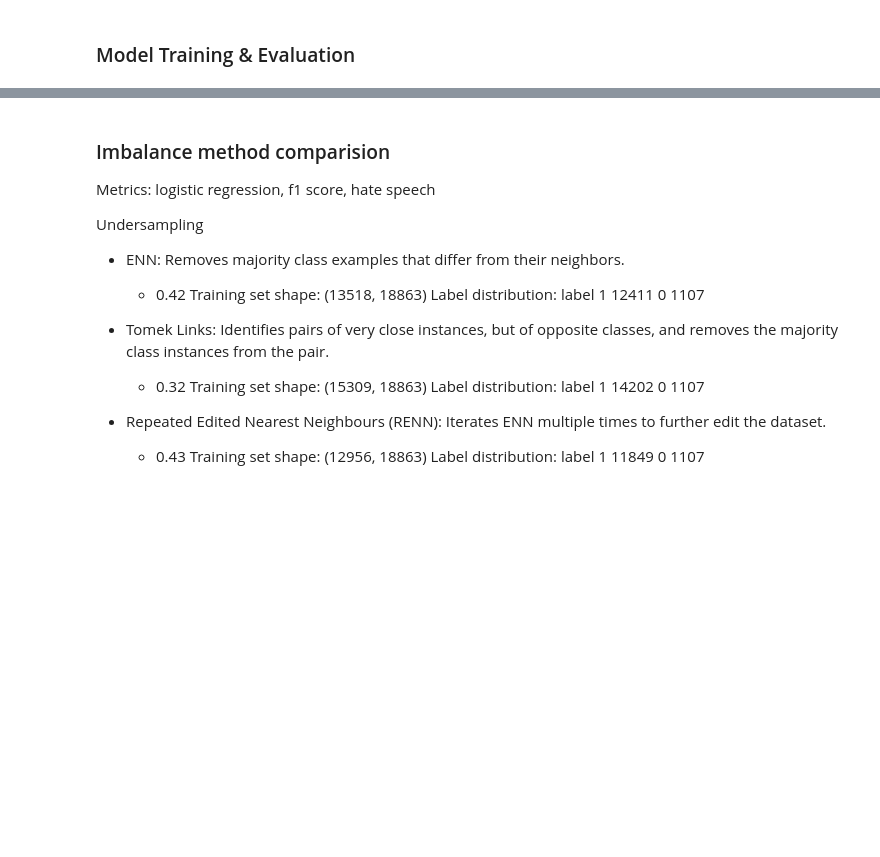
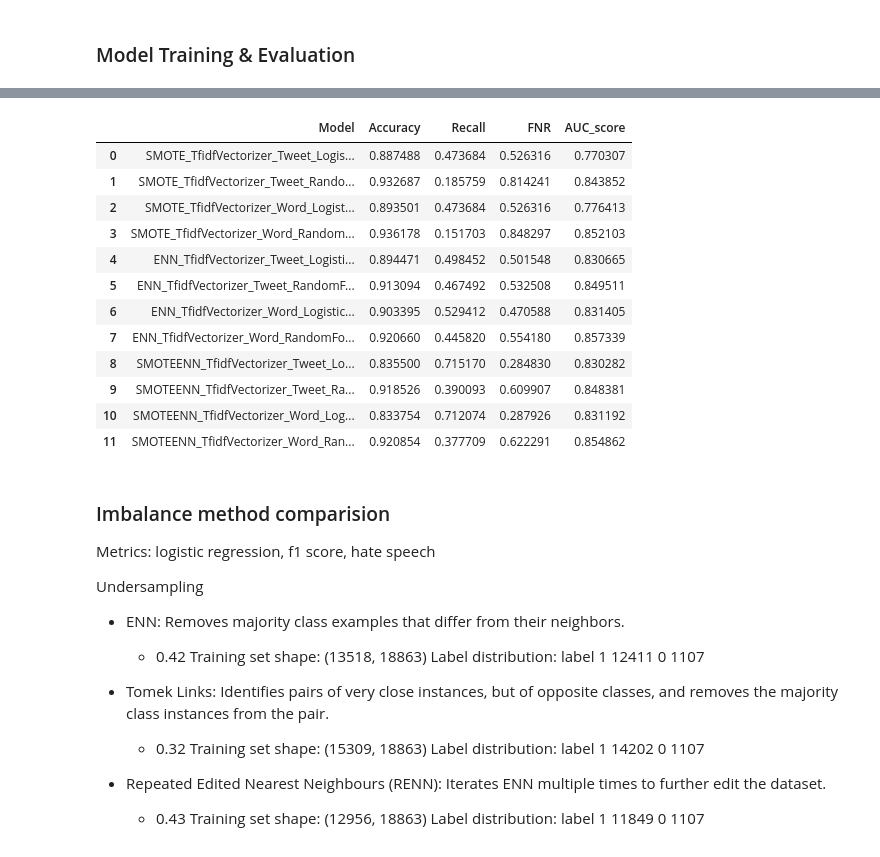
Before and after one commit to wh476/ML4Health, a Jupyter notebook: detection model.ipynb, the cells around one changed output, grey strips where cells are left out. Cells and saved outputs as stored; diff of their text form; code cells hidden in the pictures; blank space fills up the shorter version.

```diff
--- a/detection model.ipynb
+++ b/detection model.ipynb
@@ -206,4 +265,21 @@ Offensive Language       0.97      0.91      0.94      4832
 ... (36 outputs left out)
+# %%
+df_res = pd.DataFrame(res)
+df_res
+# %% [output]
+|  | Model | Accuracy | Recall | FNR | AUC_score |
+| 0 | SMOTE_TfidfVectorizer_Tweet_Logis... | 0.887488 | 0.473684 | 0.526316 | 0.770307 |
+| 1 | SMOTE_TfidfVectorizer_Tweet_Rando... | 0.932687 | 0.185759 | 0.814241 | 0.843852 |
+| 2 | SMOTE_TfidfVectorizer_Word_Logist... | 0.893501 | 0.473684 | 0.526316 | 0.776413 |
+| 3 | SMOTE_TfidfVectorizer_Word_Random... | 0.936178 | 0.151703 | 0.848297 | 0.852103 |
+| 4 | ENN_TfidfVectorizer_Tweet_Logisti... | 0.894471 | 0.498452 | 0.501548 | 0.830665 |
+| 5 | ENN_TfidfVectorizer_Tweet_RandomF... | 0.913094 | 0.467492 | 0.532508 | 0.849511 |
+| 6 | ENN_TfidfVectorizer_Word_Logistic... | 0.903395 | 0.529412 | 0.470588 | 0.831405 |
+| 7 | ENN_TfidfVectorizer_Word_RandomFo... | 0.920660 | 0.445820 | 0.554180 | 0.857339 |
+| 8 | SMOTEENN_TfidfVectorizer_Tweet_Lo... | 0.835500 | 0.715170 | 0.284830 | 0.830282 |
+| 9 | SMOTEENN_TfidfVectorizer_Tweet_Ra... | 0.918526 | 0.390093 | 0.609907 | 0.848381 |
+| 10 | SMOTEENN_TfidfVectorizer_Word_Log... | 0.833754 | 0.712074 | 0.287926 | 0.831192 |
+| 11 | SMOTEENN_TfidfVectorizer_Word_Ran... | 0.920854 | 0.377709 | 0.622291 | 0.854862 |
 # %% [markdown]
 
 ### Imbalance method comparision
```
Also changed, not shown: parts of 8 cells of this notebook.
